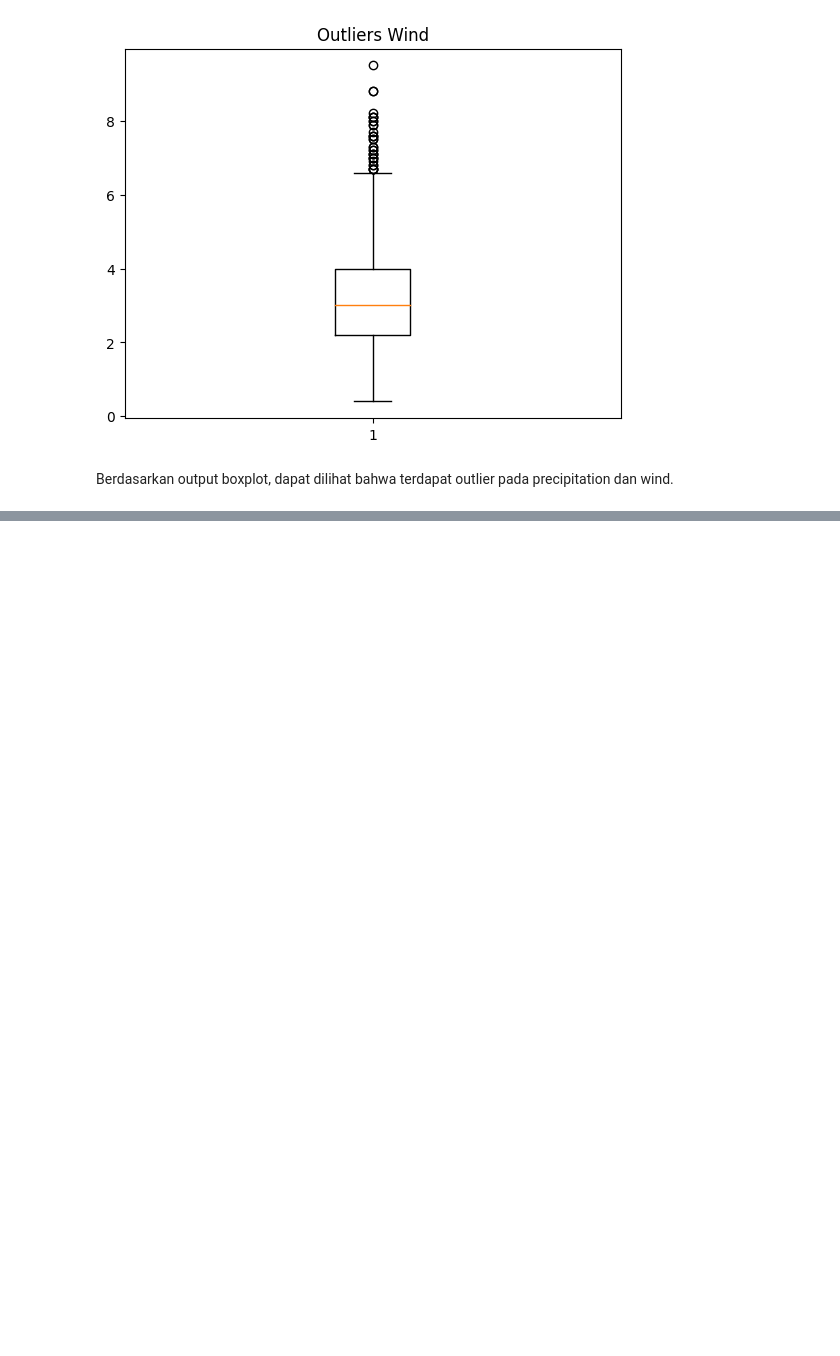
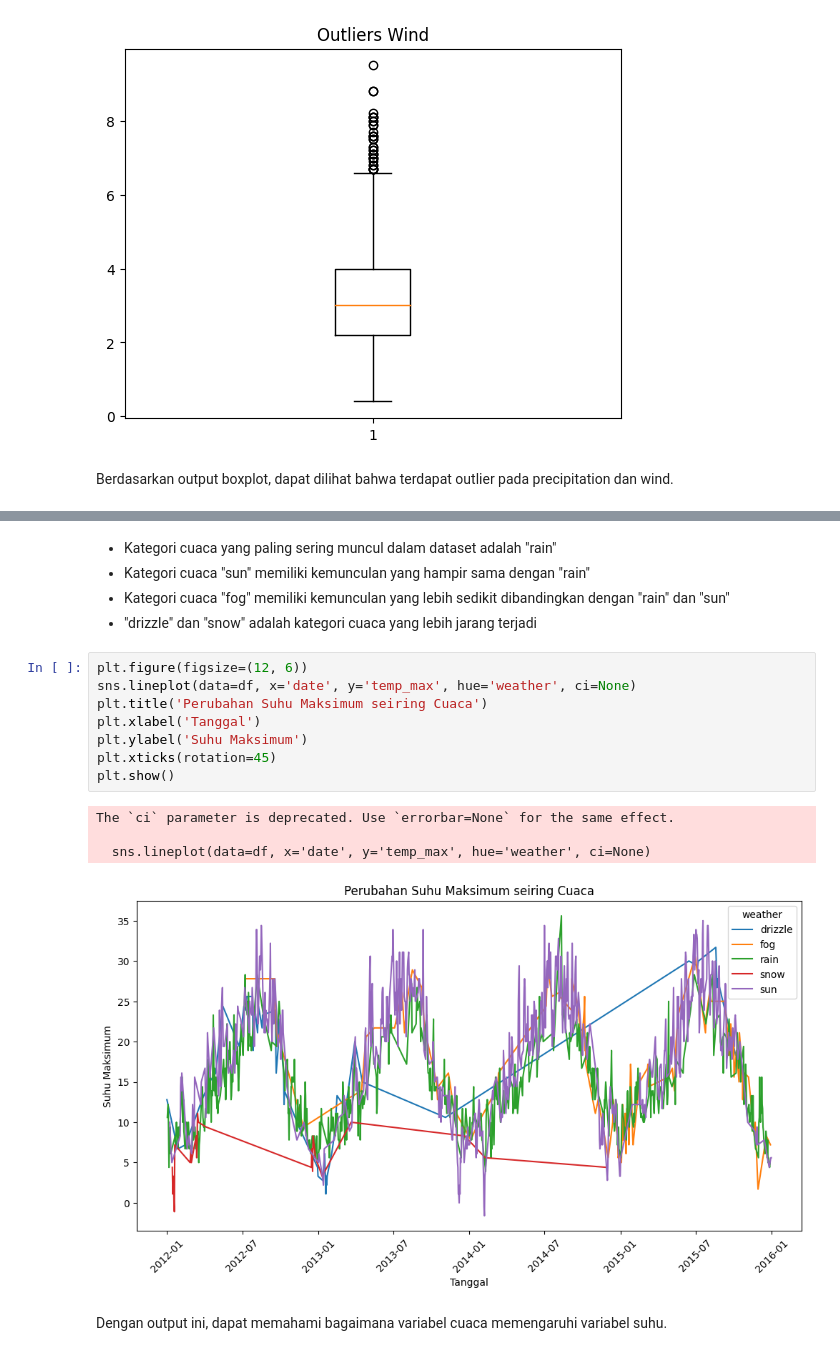
Before and after one commit to rezaldii/Diabetes-prediction, a Jupyter notebook: Weather-Prediction.ipynb, the cells around one changed output, grey strips where cells are left out. Saved outputs shown, nothing was run; the diff lists cells and outputs as text; blank space fills up the shorter version.

```diff
--- a/Weather-Prediction.ipynb
+++ b/Weather-Prediction.ipynb
@@ -191,0 +202,20 @@ plt.show()
+# %% [markdown]
+- Kategori cuaca yang paling sering muncul dalam dataset adalah "rain"
+- Kategori cuaca "sun" memiliki kemunculan yang hampir sama dengan "rain"
+- Kategori cuaca "fog" memiliki kemunculan yang lebih sedikit dibandingkan dengan "rain" dan "sun"
+- "drizzle" dan "snow" adalah kategori cuaca yang lebih jarang terjadi
+# %%
+plt.figure(figsize=(12, 6))
+sns.lineplot(data=df, x='date', y='temp_max', hue='weather', ci=None)
+plt.title('Perubahan Suhu Maksimum seiring Cuaca')
+plt.xlabel('Tanggal')
+plt.ylabel('Suhu Maksimum')
+plt.xticks(rotation=45)
+plt.show()
+# %% [output]
+The `ci` parameter is deprecated. Use `errorbar=None` for the same effect.
+
+  sns.lineplot(data=df, x='date', y='temp_max', hue='weather', ci=None)
+[figure, added]
+# %% [markdown]
+Dengan output ini, dapat memahami bagaimana variabel cuaca memengaruhi variabel suhu.
```
Also changed, not shown: parts of 21 cells of this notebook.
